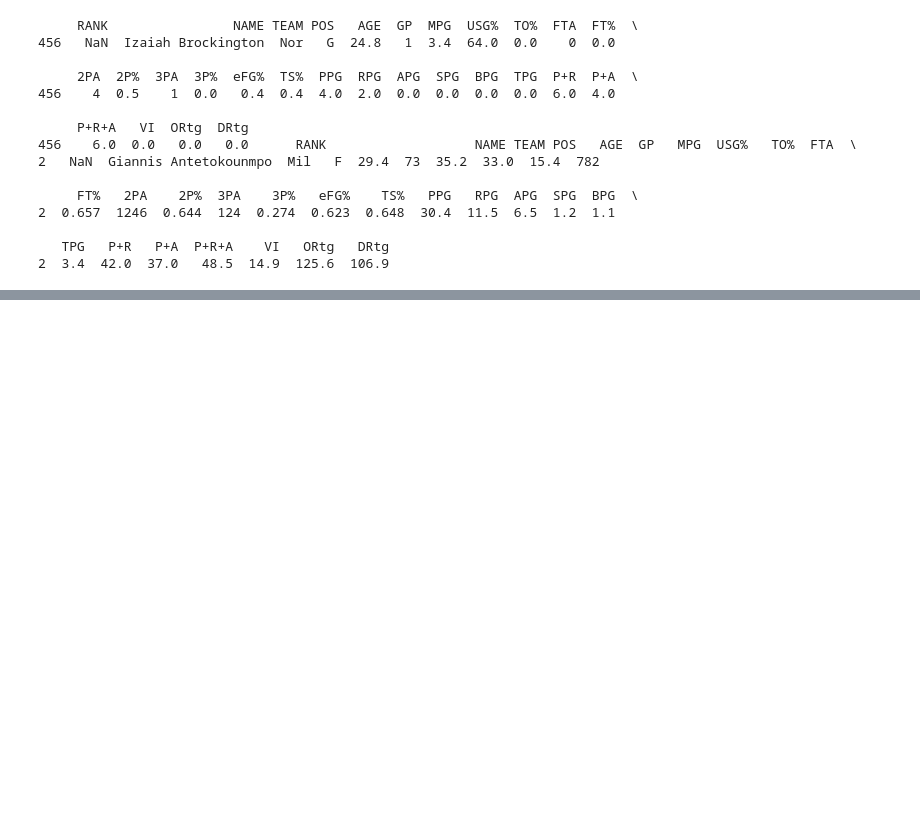
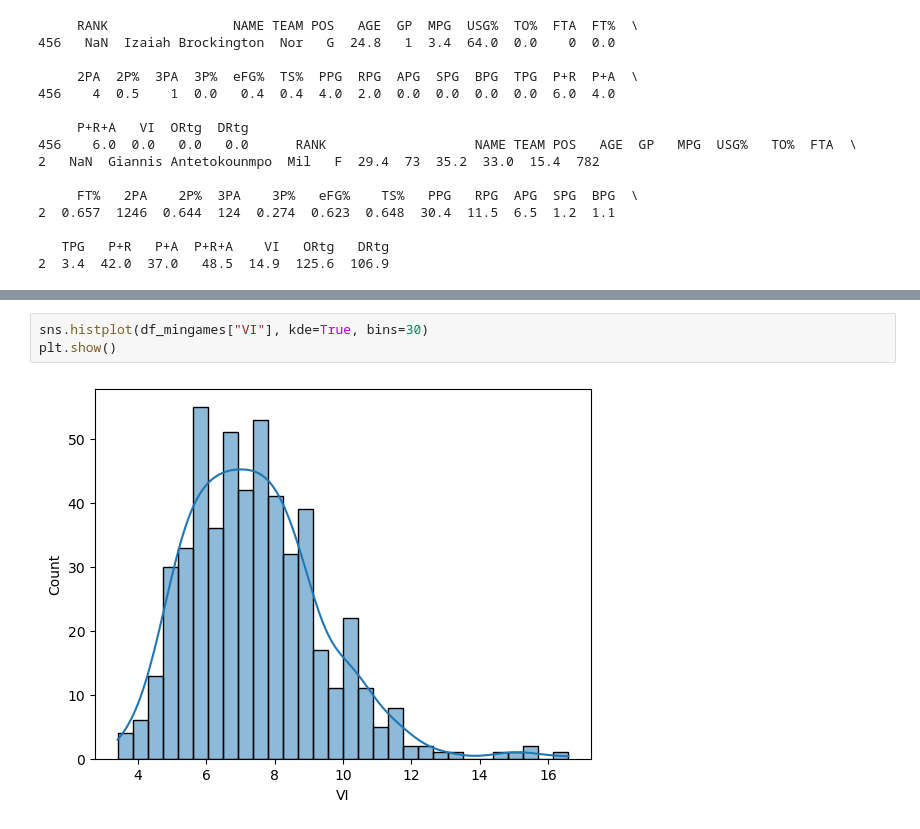
Before and after one commit to BASTIANGROE/project-bg055-nba, a Jupyter notebook: Notebooks/draft-analysis.ipynb, the cells around one changed output, grey strips where cells are left out. Drawn from its saved outputs; the diff is of its cells as text; blank space fills up the shorter version.

```diff
--- a/Notebooks/draft-analysis.ipynb
+++ b/Notebooks/draft-analysis.ipynb
@@ -260,0 +511,5 @@ Test set: (81, 5), (81, 3)
+# %%
+sns.histplot(df_mingames["VI"], kde=True, bins=30)
+plt.show()
+# %% [output]
+[figure, added]
```
Also changed, not shown: parts of 25 cells of this notebook.
